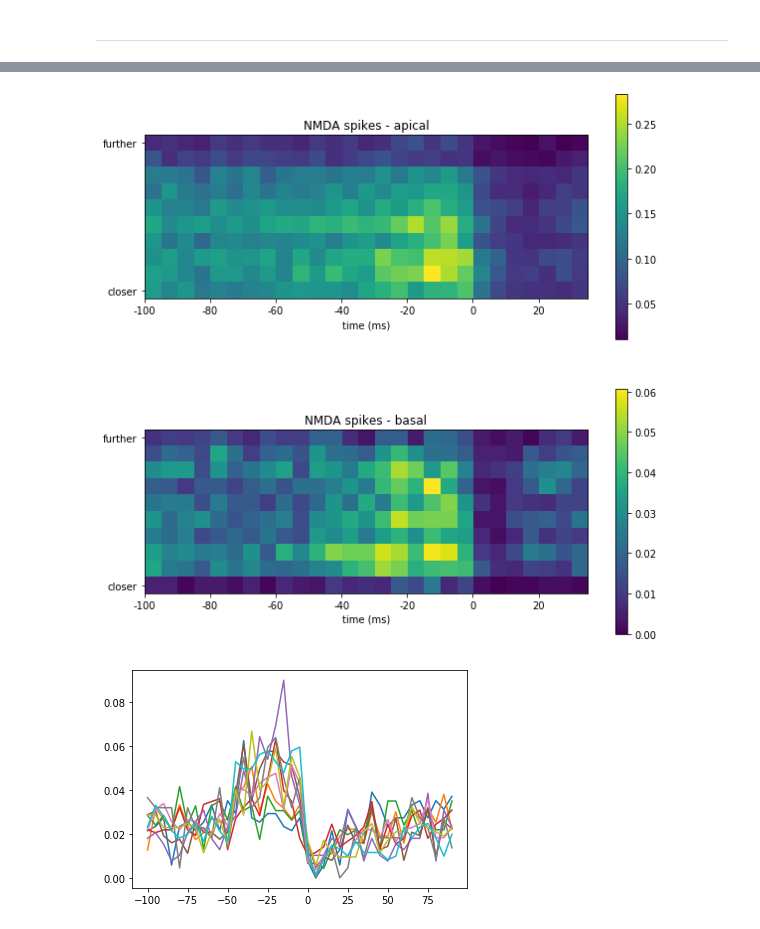
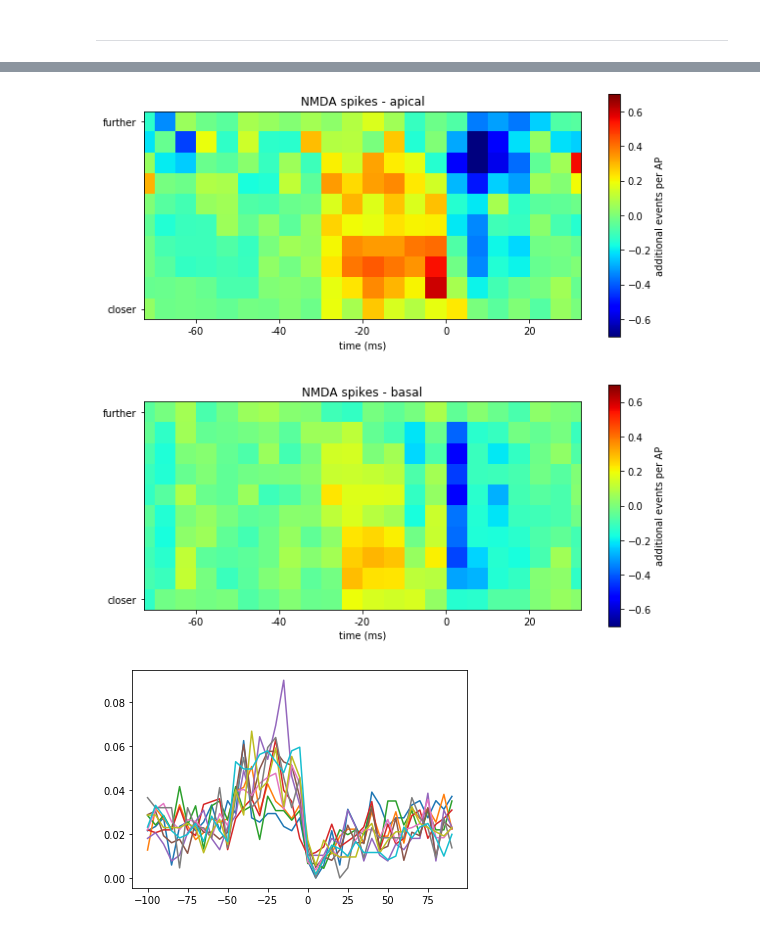
Before and after one commit to aaberbach/L5NeuronSimulation, a Jupyter notebook: L5NeuronSimulation/FullSimulation/NMDAExploration.ipynb, the cells around one changed output, grey strips where cells are left out. Drawn from its saved outputs; the diff is of its cells as text; code cells hidden in the pictures.

```diff
--- a/L5NeuronSimulation/FullSimulation/NMDAExploration.ipynb
+++ b/L5NeuronSimulation/FullSimulation/NMDAExploration.ipynb
@@ -600,30 +534,32 @@ for i in np.sort(spktimes):
-# %%
-# normalize
-nmda_dend_norm = np.zeros((10,27,))
-nmda_apic_norm = np.zeros((10,27,))
-for i in np.arange(0,10):
-    nmda_dend_norm[i] = nmda_dend[i]/np.sum(nmda_dend[i])
-    nmda_apic_norm[i] = nmda_apic[i]/np.sum(nmda_apic[i])
+# %%
+nmda_dend, nmda_apic = get_nmda_sta(segs_nmda_df, spktimes)
+# %%
+rand_spktimes = np.sort(np.random.choice(np.arange(0,150000), spktimes.shape[0]))
+# %%
+nmda_dend_rand, nmda_apic_rand = get_nmda_sta(segs_nmda_df, rand_spktimes)
 # %%
 plt.figure(figsize=(10,10))
 plt.subplot(2,1,1)
 plt.title('NMDA spikes - apical')
-plt.imshow(nmda_apic/len(spktimes))
+plt.imshow((nmda_apic-nmda_apic_rand)/len(spktimes),cmap='jet',vmin=-0.7,vmax=0.7)
 plt.xticks(ticks=np.arange(0,26,4)-0.5,labels=['{}'.format(i) for i in np.arange(-100,40,20)])
 plt.yticks(ticks=[0,9],labels=['further','closer'])
-plt.colorbar()
+plt.colorbar(label='additional events per AP')
 plt.xlabel('time (ms)')
+plt.xlim(5,26)
 
 plt.subplot(2,1,2)
 plt.title('NMDA spikes - basal')
-plt.imshow(nmda_dend/len(spktimes))
+plt.imshow((nmda_dend-nmda_dend_rand)/len(spktimes),cmap='jet', vmin=-0.7, vmax=0.7)
 plt.xticks(ticks=np.arange(0,26,4)-0.5,labels=['{}'.format(i) for i in np.arange(-100,40,20)])
 plt.yticks(ticks=[0,9],labels=['further','closer'])
-plt.colorbar()
+plt.colorbar(label='additional events per AP')
+plt.xlim(5,26)
+
 plt.xlabel('time (ms)')
 plt.show()
 # %% [output]
-[figure, old version]
+[figure, new version]
 # %%
 for i in np.arange(0,10):
     plt.plot(np.arange(-100,95,5),nmda_dend[i]/np.sum(nmda_dend[i]))
```
Also changed, not shown: parts of 49 cells of this notebook, 12 other files.
